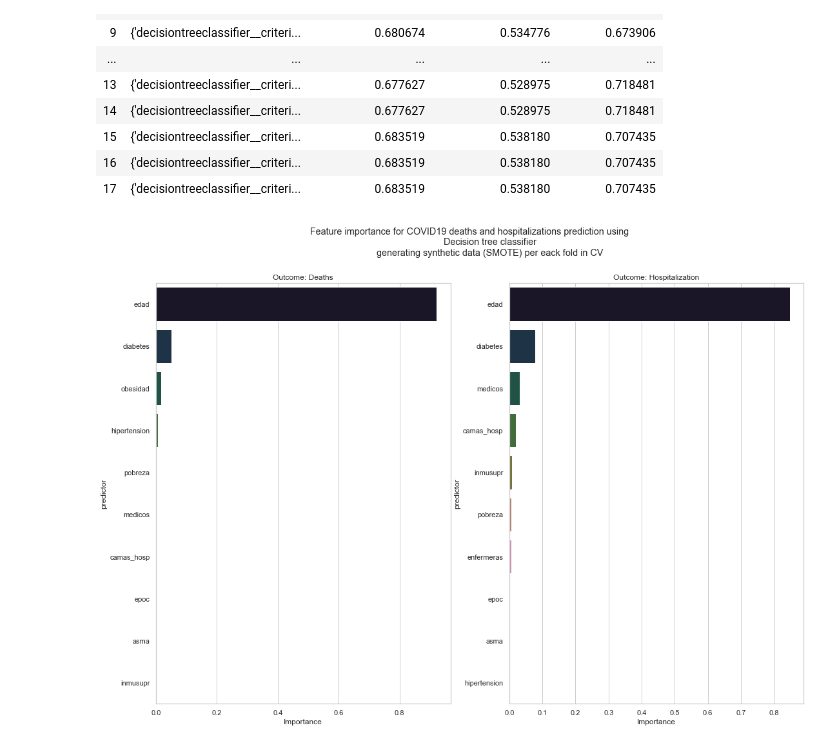
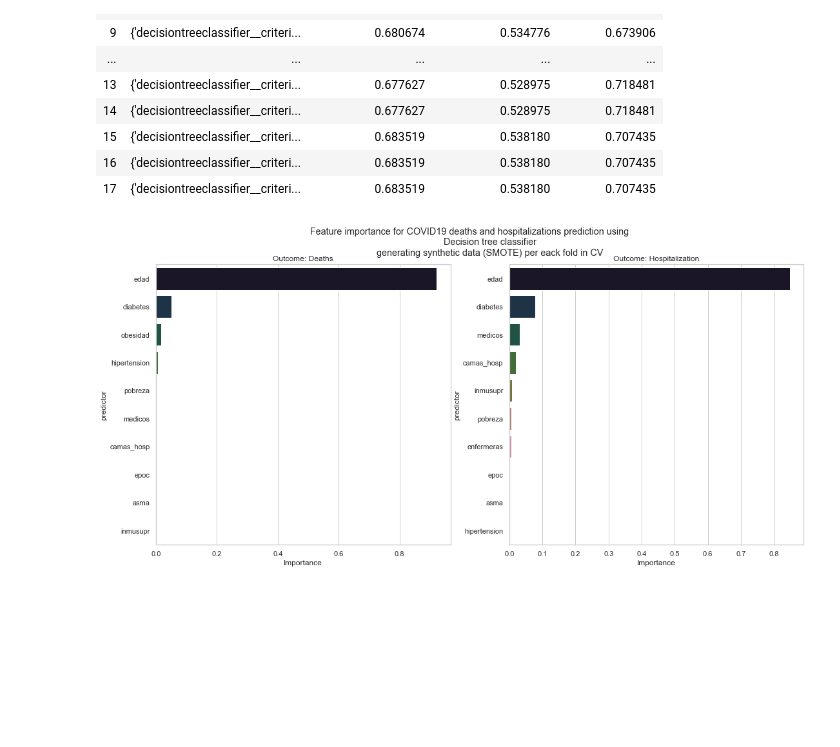
Before and after one commit to ml-project-2020/covid, a Jupyter notebook: SVM DecisionTrees.ipynb, the cells around one changed output. Drawn from its saved outputs; the diff is of its cells as text; code cells hidden in the pictures; blank space fills up the shorter version.

Commit message:
Small change to plot Dtree

```diff
--- a/SVM DecisionTrees.ipynb
+++ b/SVM DecisionTrees.ipynb
@@ -654,24 +654,24 @@ dt_tree_results[['params', 'mean_test_accuracy', 'mean_test_precision', 'mean_te
 # %%
 sns.set(style="whitegrid")
 fig, ax = plt.subplots(1,2)
-fig.set_size_inches(18, 12)
+fig.set_size_inches(18, 8)
 plt.suptitle('''Feature importance for COVID19 deaths and hospitalizations prediction using
                 Decision tree classifier
                 generating synthetic data (SMOTE) per eack fold in CV''')
 importance = pd.DataFrame.from_dict({'predictor':features,
                                      'importance':best_model_d_dtree.feature_importances_.flatten()})
 plt.sca(ax[0])
 sns.barplot(x='importance', y='predictor', data=importance.sort_values(by="importance", ascending=False)[0:10],
             palette="cubehelix")
 ax[0].set_xlabel('Importance')
 ax[0].set_title('Outcome: Deaths');
 
 importance = pd.DataFrame.from_dict({'predictor':features,
                                      'importance':best_model_hosp_dtree.feature_importances_.flatten()})
 plt.sca(ax[1])
 sns.barplot(x='importance', y='predictor', data=importance.sort_values(by="importance", ascending=False)[0:10],
             palette="cubehelix")
 ax[1].set_xlabel('Importance')
 ax[1].set_title('Outcome: Hospitalization');
 # %% [output]
-[figure, old version]
+[figure, new version]
```
